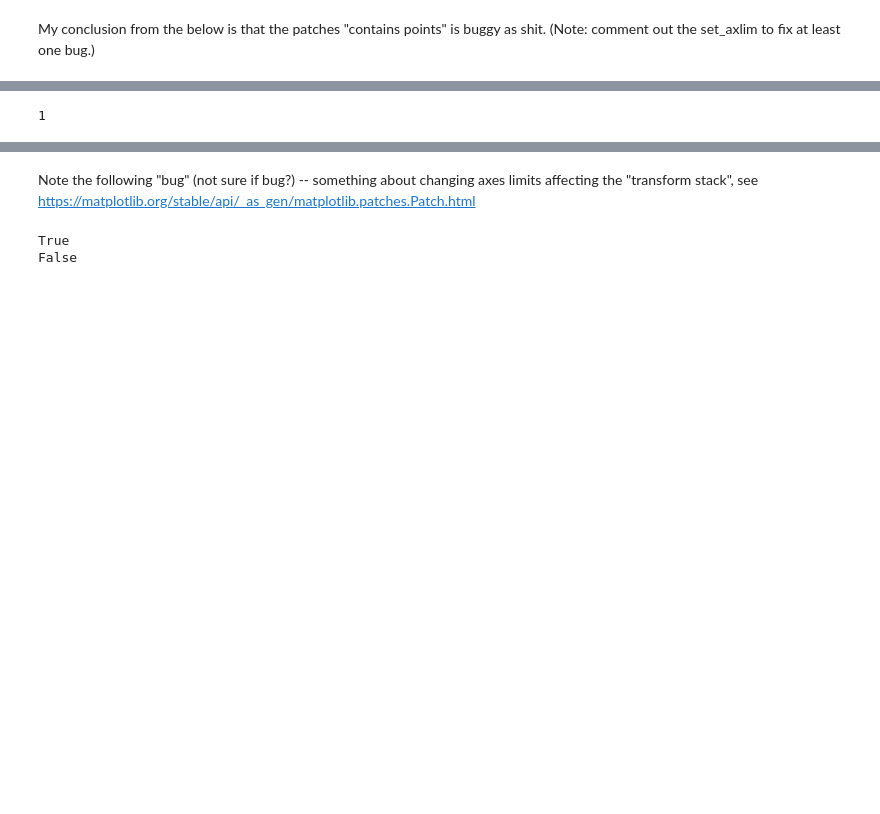
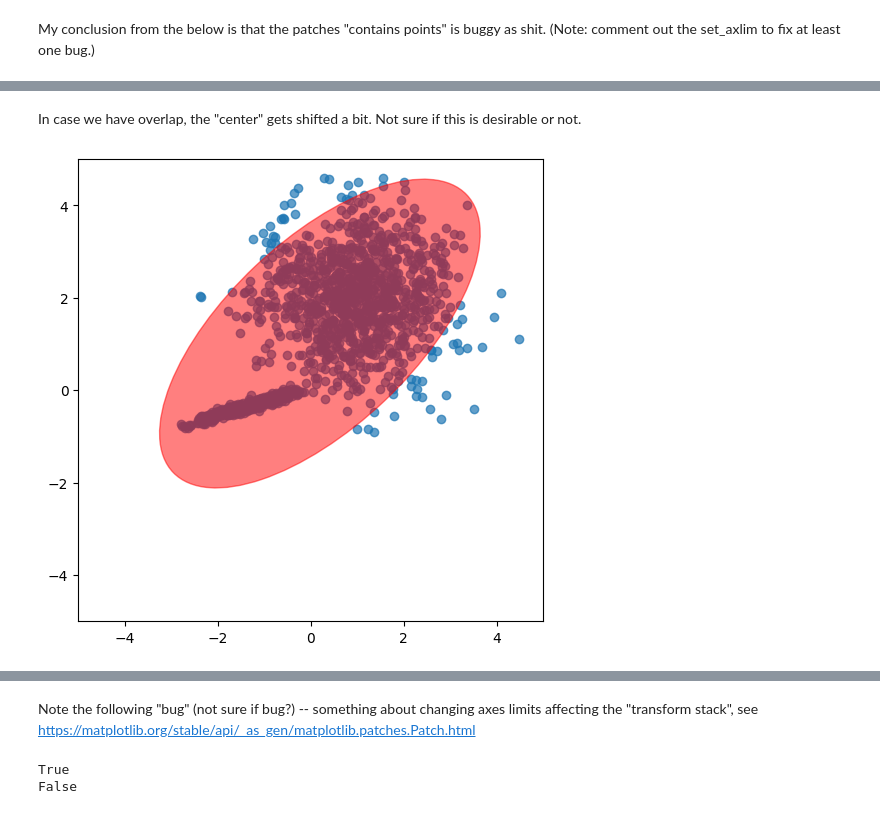
Before and after one commit to chenhi/groove_gang, a Jupyter notebook: intra_clustering.ipynb, the cells around one changed output, grey strips where cells are left out. Cells and saved outputs as stored; diff of their text form; code cells hidden in the pictures; blank space fills up the shorter version.

```diff
--- a/intra_clustering.ipynb
+++ b/intra_clustering.ipynb
@@ -229,8 +243,22 @@ Num covered: 0.9473333333333334, valid covered: 0.9473333333333334, overlapped:
-# %%
-gm, i = winnow_components(data)
-i
-# %% [output]
-1
+# %% [markdown]
+In case we have overlap, the "center" gets shifted a bit.  Not sure if this is desirable or not.
+# %%
+gm, i = winnow_components(data)
+i
+
+
+patches, coverage = get_patches(gm, 0.95, data)
+plt.figure(figsize=(6,6))
+ax = plt.gca()
+ax.set_xlim([-5, 5])
+ax.set_ylim([-5, 5])
+
+
+plt.scatter(x, y, alpha=0.7)
+for p in patches:
+    ax.add_patch(p)
+# %% [output]
+[figure, added]
 # %%
 x3 = np.random.normal(loc=-2.0, scale=0.1, size=500)
 y3 = np.random.normal(loc=-2.0, scale=0.1, size=500)
```
Also changed, not shown: parts of 12 cells of this notebook.
